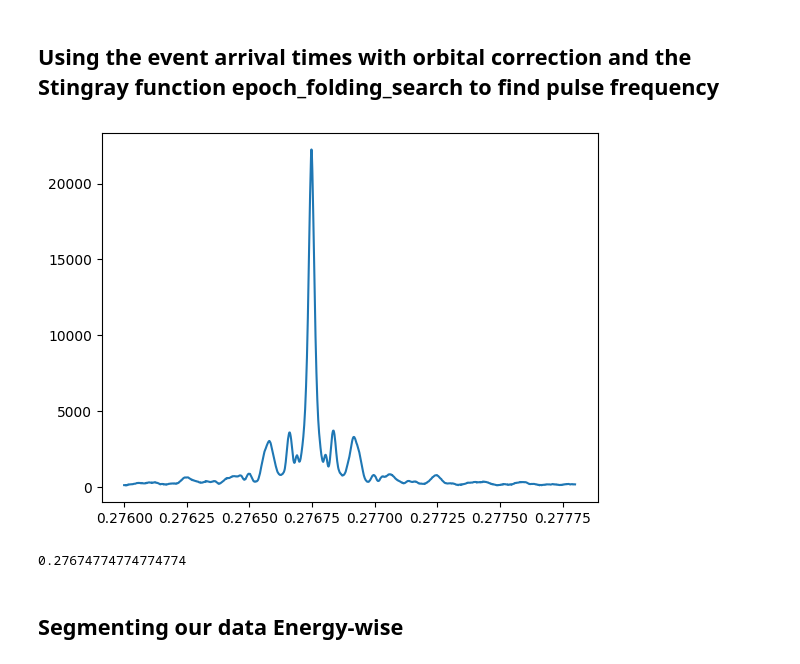
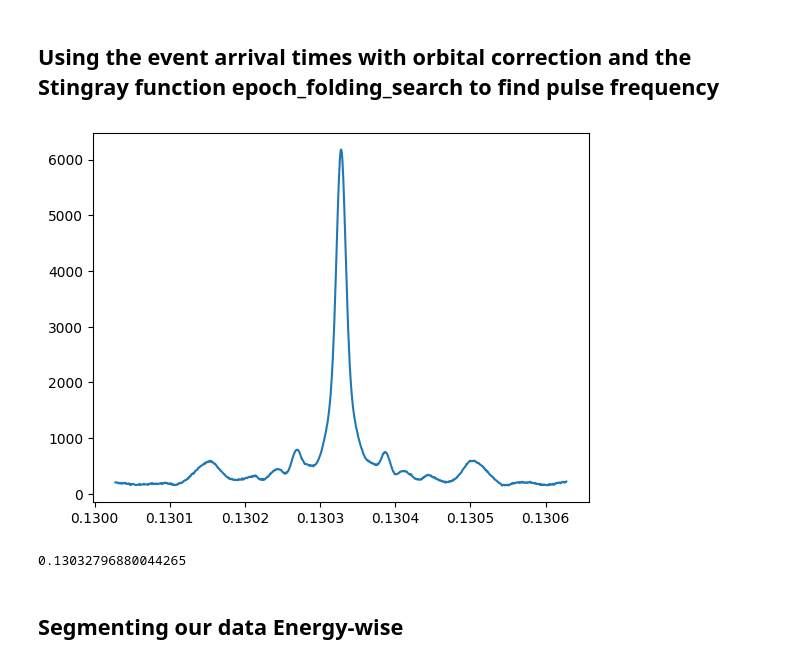
Before and after one commit to SamMerc/APLI, a Jupyter notebook: notebooks/DayM.ipynb, the cells around one changed output. Cells and saved outputs as stored; diff of their text form; code cells hidden in the pictures.

Commit message:
Updated the epoch-folding search function to include a periodogram step to refine the range of frequencies to explore, and cleaned up the module

```diff
--- a/notebooks/DayM.ipynb
+++ b/notebooks/DayM.ipynb
@@ -14,12 +14,11 @@ from importlib import reload
 # Defining parameters
 # %%
 #For retrieving data
-filename = '/Users/samsonmercier/Desktop/UNIGE/ap-lab-i-2022/data/4u0115_90102016002/obs_lc'
+filename = '/Users/samsonmercier/Desktop/UNIGE/ap-lab-i-2022/data/4u_1626/obs_lc'
 
 #For epoch_folding_search
-#Range of frequencies to test
-low_f = 0.276
-high_f = 0.2778
+#Distance from the periodogram best frequency to probe
+dist = 3e-4
 #number of frequencies to test between low_f and high_f
 N = 1000
 #length of segments in periodogram
@@ -46,12 +45,10 @@ dt = 0.01
 conf = 0.1
 #Whether or not to plot the errors to each pulse profile
 account_errs = False
-#Reference time used for the phase folding
-ref_time = total_correct_time[0]
+
 #Title to use for the pulse profile matrix generated
 title = 'Time Pulse Profile Matrix'
-#The pulse frequency obtained from epoch_folding search (Step ? maybe add Step numbers)
-pulse_freq = [guess_freq]
+
 #Whether or not we want to save the pulse profile matrix to a pdf
 save=False
 #Path to where we save the pulse profile matrix pdf
@@ -60,7 +57,7 @@ save_path = '/Users/samsonmercier/Desktop'
 
 #Making energy pulse profile matrix
 #used for stingray lightcurve - detailed in module
-E_dt = 0.01
+E_dt = 0.007
 #Confidence level for finding order of fit of each pulse profile
 E_conf = 0.1
 #Whether or not to plot the errors to each pulse profile
@@ -69,7 +66,7 @@ E_account_errs = False
 E_title = 'Energy Pulse Profile Matrix'
 #The number of segments to use in the matrix - might not correspond
 #to the total number of segments in which the data was cut
-segs_to_use = 34
+segs_to_use = 30
 #Whether or not we want to save the pulse profile matrix to a pdf
 E_save=False
 
@@ -141,18 +141,23 @@ total_correct_energies = total_energies[ind]
 # %% [markdown]
 ## Using the event arrival times with orbital correction and the Stingray function epoch_folding_search to find pulse frequency
 # %%
-correct_list, guess_freq = IF.get_pulse_freq(low_f, high_f, N, total_correct_time, new_gti, seg_length)
+reload(IF)
+correct_list, guess_freq = IF.get_pulse_freq(N, total_correct_time, total_correct_energies,
+                                             dist, new_gti, seg_length)
 
 #Plotting the power as a function energy
 plt.plot(correct_list[0], correct_list[1])
 plt.show()
 
 #Printing the frequency with the highest power
 #This value will later be used as the pulse frequency for our analysis
 print(guess_freq)
+
+#The pulse frequency obtained from epoch_folding search
+pulse_freq = [guess_freq]
 # %% [output]
-[figure, old version]
+[figure, new version]
-0.27674774774774774
+0.13032796880044265
 # %% [markdown]
 ## Segmenting our data Energy-wise
 # %%
```
Also changed, not shown: parts of 6 cells of this notebook, 1 other file.
